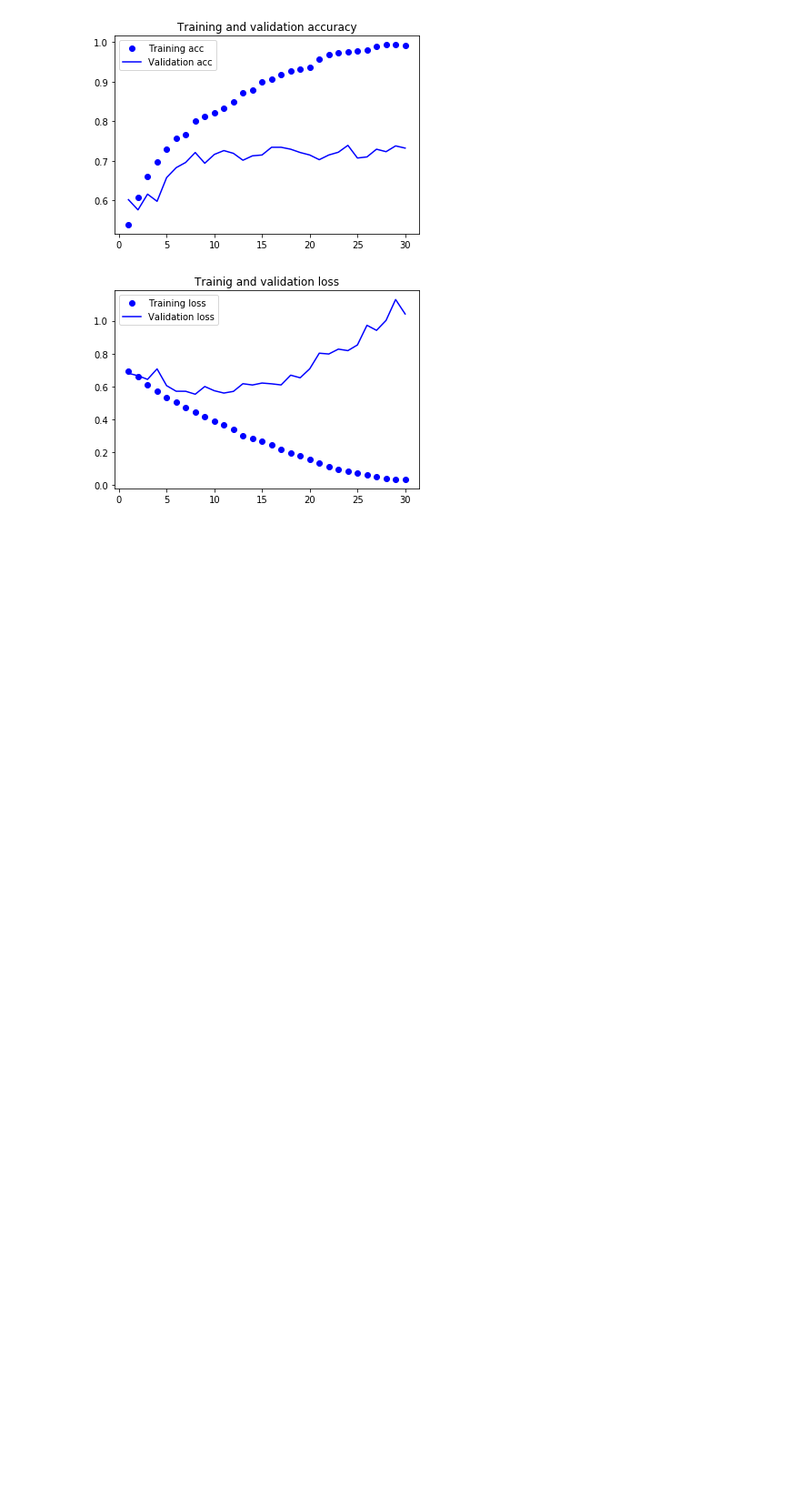
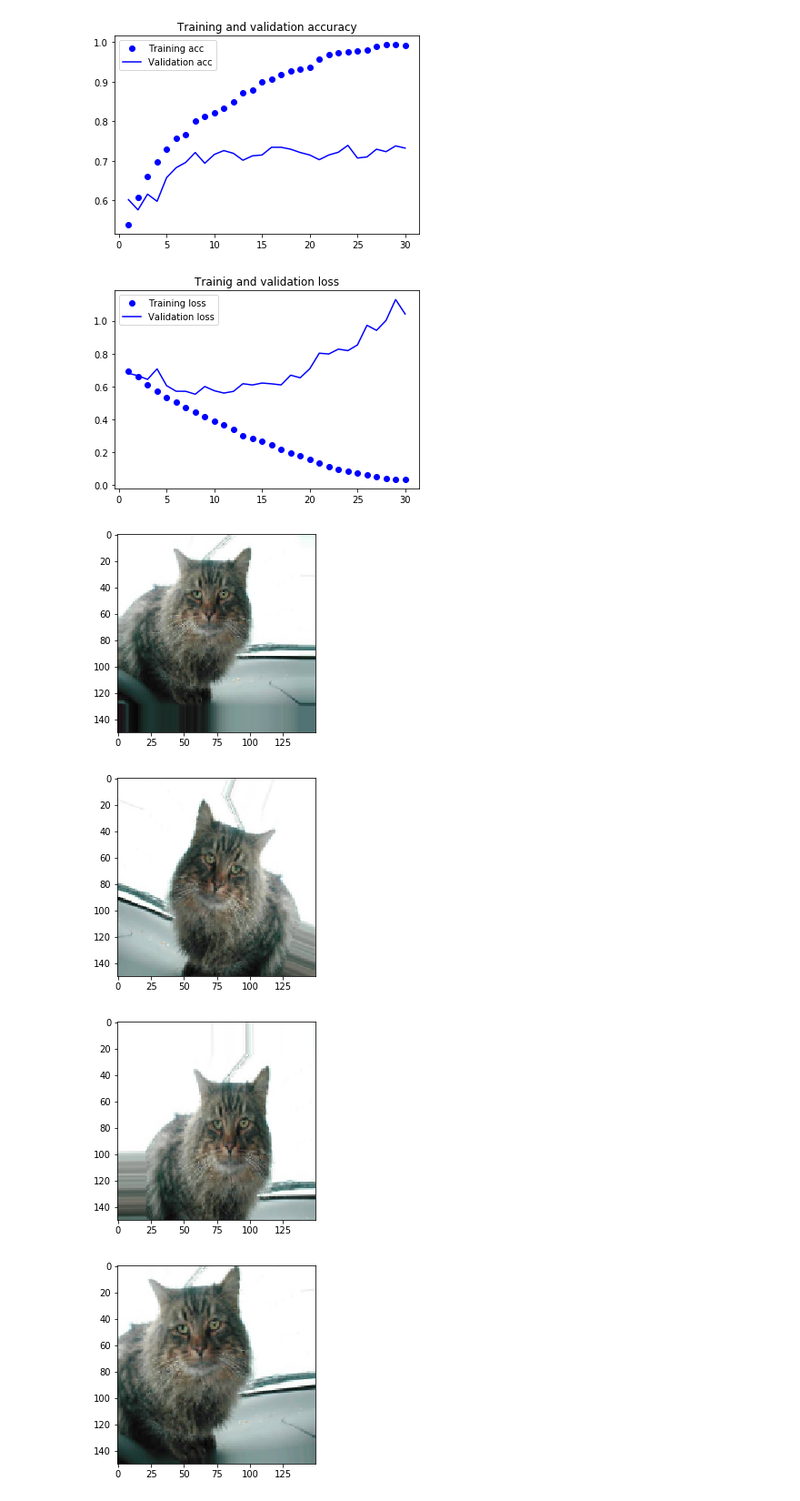
Before and after one commit to jbessi/dogs-vs-cats, a Jupyter notebook: dogs_vs_cats.ipynb, the cells around one changed output. Shown at 91% size. Drawn from its saved outputs; the diff is of its cells as text; code cells hidden in the pictures; blank space fills up the shorter version.

Commit message:
Implemented code for displaying augmented cat images

```diff
--- a/dogs_vs_cats.ipynb
+++ b/dogs_vs_cats.ipynb
@@ -191,3 +191,37 @@ plt.show()
 # %% [output]
 [figure]
 [figure]
+# %%
+#Data augmentation via ImageDataGenerator
+
+datagen = ImageDataGenerator(rotation_range=40, width_shift_range=0.2, height_shift_range=0.2,
+                             shear_range=0.2, zoom_range = 0.2, horizontal_flip = True, fill_mode = 'nearest')
+# %%
+#Displaying augmented images
+from keras.preprocessing import image #Module with image preprocessing utilities
+
+def augmented_images(z):
+    fnames = [os.path.join(train_cats_dir, fname) for fname in os.listdir(train_cats_dir)]
+
+    img_path = fnames[z] #choosing one image to augment
+
+    img = image.load_img(img_path, target_size=(150,150)) #Reading and resizing the image
+
+    x = image.img_to_array(img) #converts the image to a np array with shape (150,150,3)
+
+    x = x.reshape((1,) + x.shape) #reshape to (1,150,150,3)
+
+    i = 0
+    for batch in datagen.flow(x, batch_size=1):
+        plt.figure(i)
+        imgplot = plt.imshow(image.array_to_img(batch[0]))
+        i += 1
+        if i % 4 == 0:
+            break
+# %%
+augmented_images(56)
+# %% [output]
+[figure, added]
+[figure, added]
+[figure, added]
+[figure, added]
```
